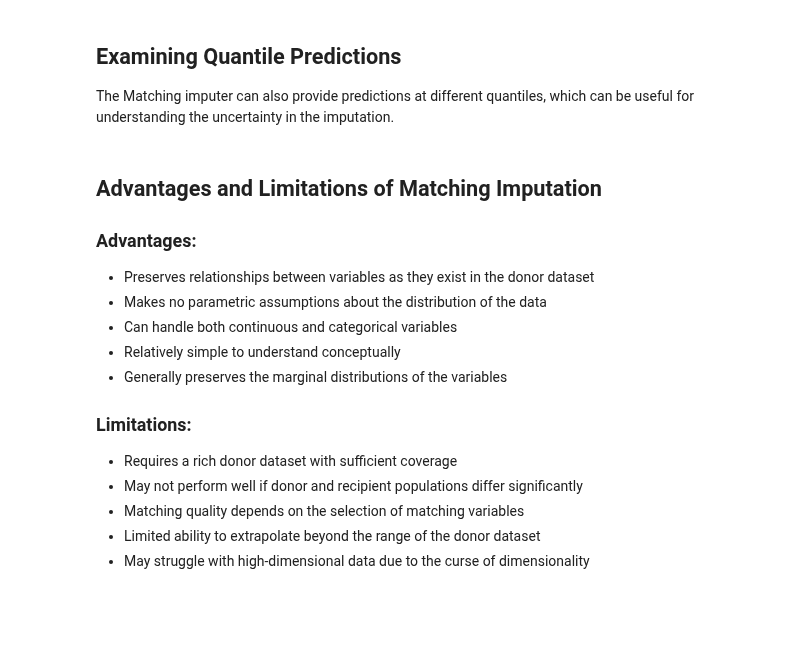
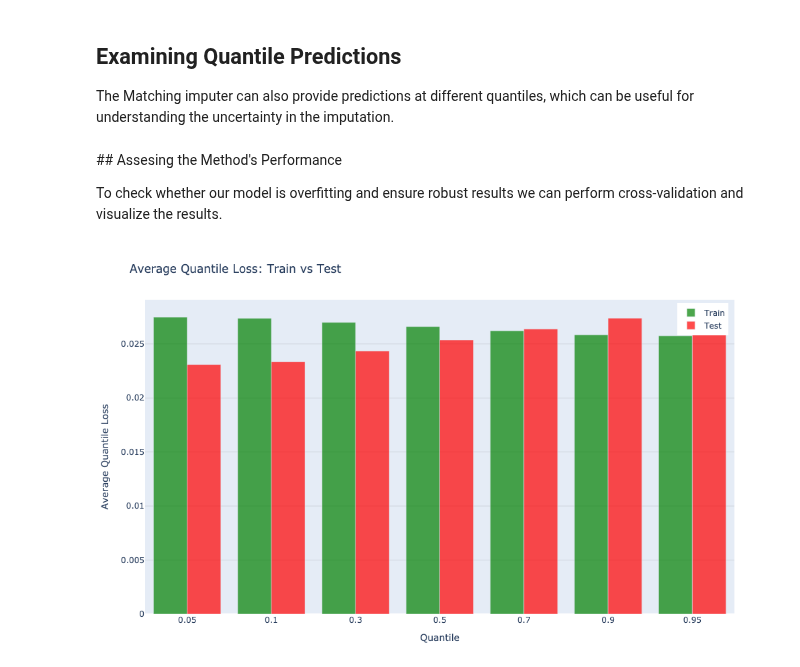
Before and after one commit to juaristi22/microimpute, a Jupyter notebook: docs/models/matching/matching-imputation.ipynb, the cells around one changed output. Drawn from its saved outputs; the diff is of its cells as text; code cells hidden in the pictures; blank space fills up the shorter version.

Commit message:
documentation enhancement (without R and displaying plots)

```diff
--- a/docs/models/matching/matching-imputation.ipynb
+++ b/docs/models/matching/matching-imputation.ipynb
@@ -70,10 +180,3 @@ X_test_missing.head()
 ## Training and Using the Matching Imputer
 
 Now we'll train the Matching imputer and use it to impute the missing values in our test set.
-# %%
-# Initialize the Matching imputer
-matching_imputer = Matching()
-
-# Fit the model with our training data
-# This stores the donor records for later matching
-matching_imputer.fit(X_train, predictors, imputed_variables)
@@ -124,19 +268,15 @@ for q in quantiles_to_show:
     comparison_df[f'Q{int(q*100)}'] = imputed_values[q].iloc[:5, 0].values
 
 comparison_df
-# %% [markdown]
-## Advantages and Limitations of Matching Imputation
-
-### Advantages:
-- Preserves relationships between variables as they exist in the donor dataset
-- Makes no parametric assumptions about the distribution of the data
-- Can handle both continuous and categorical variables
-- Relatively simple to understand conceptually
-- Generally preserves the marginal distributions of the variables
-
-### Limitations:
-- Requires a rich donor dataset with sufficient coverage
-- May not perform well if donor and recipient populations differ significantly
-- Matching quality depends on the selection of matching variables
-- Limited ability to extrapolate beyond the range of the donor dataset
-- May struggle with high-dimensional data due to the curse of dimensionality
+# %% [markdown]
+## Assesing the Method's Performance
+
+To check whether our model is overfitting and ensure robust results we can perform cross-validation and visualize the results.
+# %%
+# Run cross-validation on the same data set
+matching_results = cross_validate_model(
+        Matching, diabetes_df, predictors, imputed_variables)
+
+matching_results
+# %% [output]
+[figure, added]
```
Also changed, not shown: parts of 20 cells of this notebook, 18 other files.
